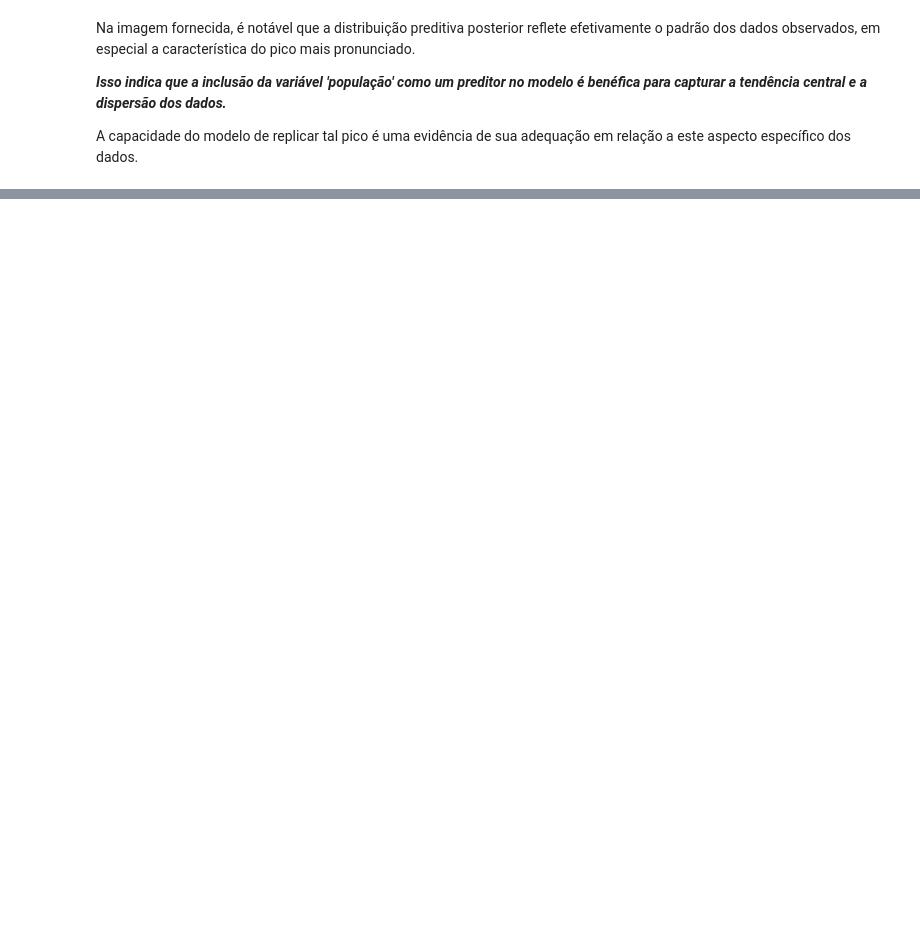
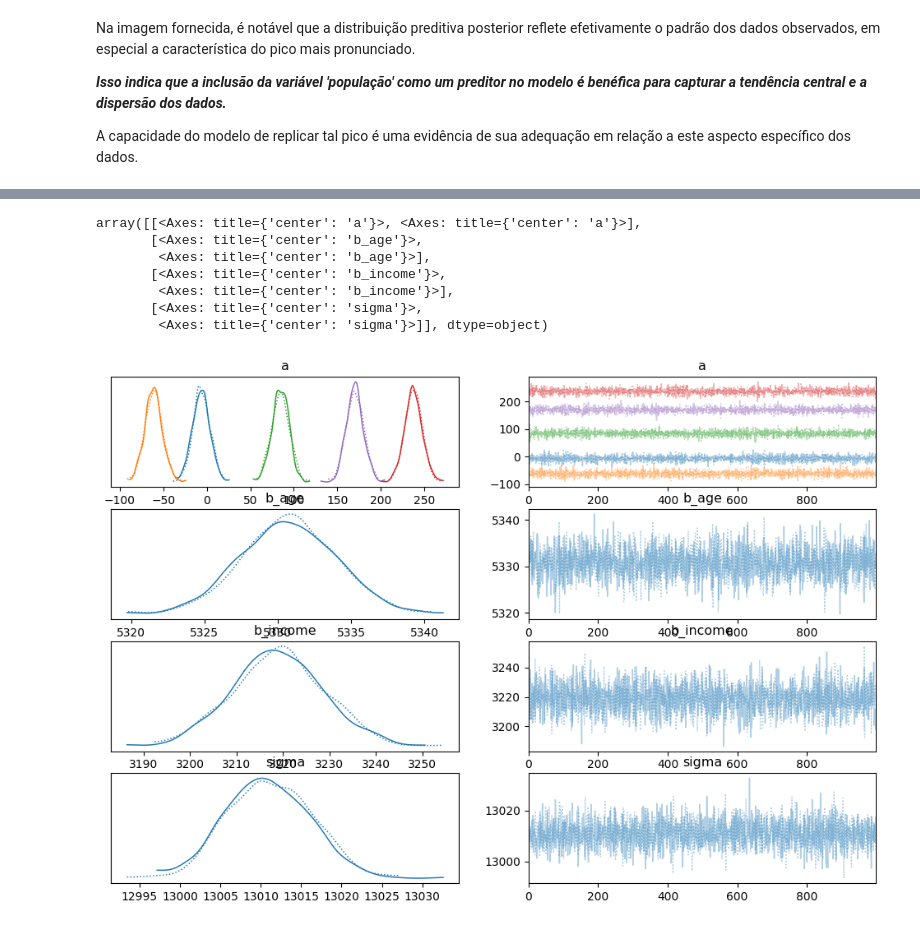
Before and after one commit to namespaiva/pred-analysis, a Jupyter notebook: pred_analisys.ipynb, the cells around one changed output, grey strips where cells are left out. Saved outputs shown, nothing was run; the diff lists cells and outputs as text; code cells hidden in the pictures; blank space fills up the shorter version.

```diff
--- a/pred_analisys.ipynb
+++ b/pred_analisys.ipynb
@@ -908,0 +1018,9 @@ az.plot_ppc(trace_post_t, group='posterior', ax=axes[1], observed=True)
+# %%
+import pymc as pm
+import pandas as pd
+import numpy as np
+import arviz as az
+import matplotlib.pyplot as plt
+import seaborn as sns
+from lets_plot import *
+df = pd.read_csv("sample_data/california_housing_train.csv")
@@ -908,0 +1055,16 @@ az.plot_ppc(trace_post_t, group='posterior', ax=axes[1], observed=True)
+# %%
+from sklearn.preprocessing import StandardScaler
+
+features = df[['latitude', 'longitude', 'median_income']]
+scaler = StandardScaler()
+features_scaled = scaler.fit_transform(features)
+
+from sklearn.cluster import KMeans
+
+n_clusters = 5
+
+kmeans = KMeans(n_clusters=n_clusters, random_state=42)
+clusters = kmeans.fit_predict(features_scaled)
+
+df['cluster'] = clusters
+df
@@ -908,0 +1085,17 @@ az.plot_ppc(trace_post_t, group='posterior', ax=axes[1], observed=True)
+# %%
+cluster = df['cluster']
+with pm.Model() as hierarchical_model:
+  b_income = pm.Normal('b_income', mu=0, sigma=10)
+  b_age = pm.Normal('b_age', mu=0, sigma=10)
+  sigma = pm.HalfNormal('sigma', sigma=10)
+
+  a = pm.Normal('a', mu=0, sigma=10, shape=5)
+
+  mu = a[cluster] + b_income * median_income + b_age * housing_median_age
+
+  Y_obs = pm.Normal('Y_obs', mu=mu, sigma=sigma, observed=median_house_value)
+
+with hierarchical_model:
+  trace = pm.sample()
+
+pm.summary(trace)
@@ -908,0 +1114,11 @@ az.plot_ppc(trace_post_t, group='posterior', ax=axes[1], observed=True)
+# %%
+az.plot_trace(trace)
+# %% [output]
+array([[<Axes: title={'center': 'a'}>, <Axes: title={'center': 'a'}>],
+       [<Axes: title={'center': 'b_age'}>,
+        <Axes: title={'center': 'b_age'}>],
+       [<Axes: title={'center': 'b_income'}>,
+        <Axes: title={'center': 'b_income'}>],
+       [<Axes: title={'center': 'sigma'}>,
+        <Axes: title={'center': 'sigma'}>]], dtype=object)
+[figure, added]
```
Also changed, not shown: parts of 23 cells of this notebook.
